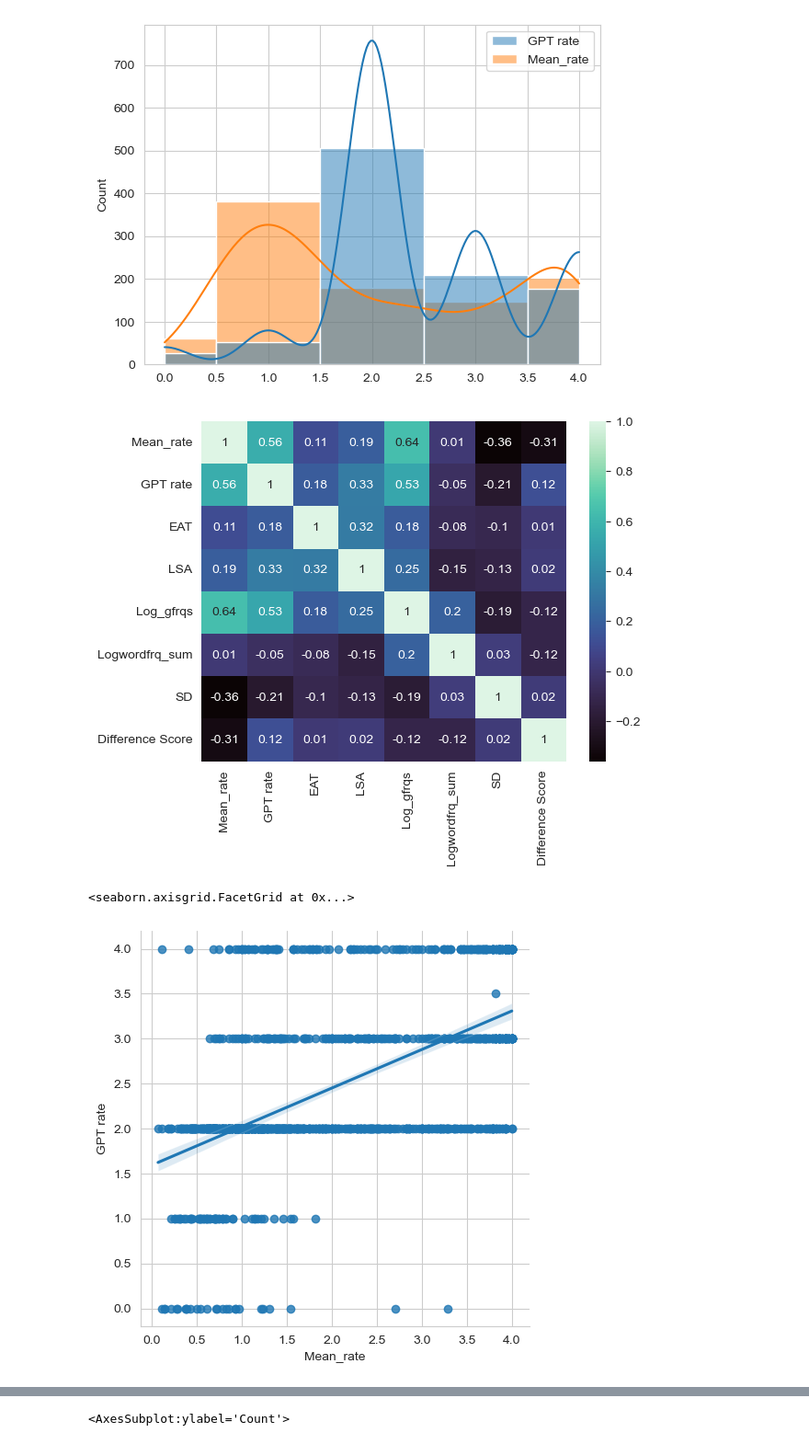
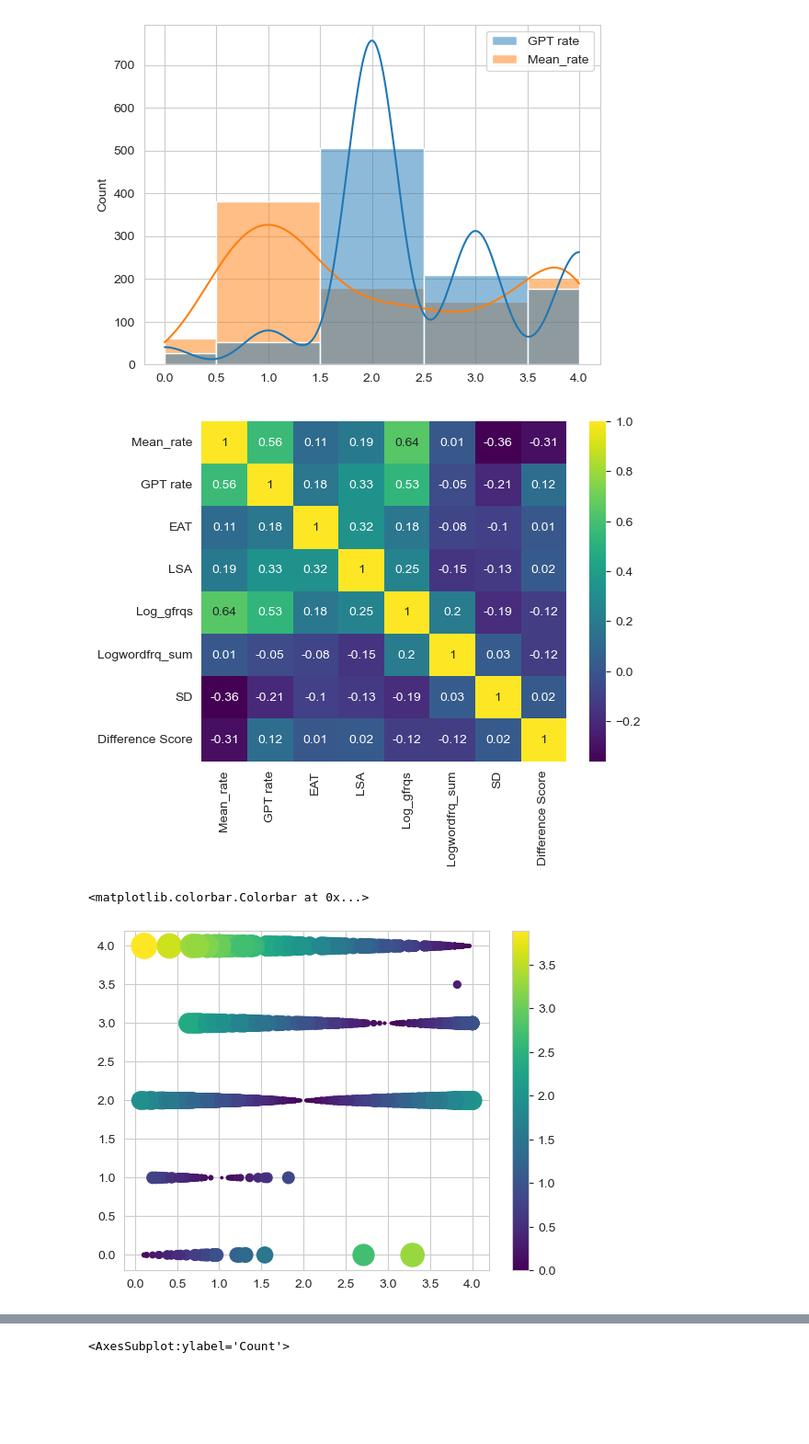
Before and after one commit to NickRiccardi/two-word-test, a Jupyter notebook: plots-test.ipynb, the cells around one changed output, grey strips where cells are left out. Shown at 92% size. Saved outputs shown, nothing was run; the diff lists cells and outputs as text; code cells hidden in the pictures; blank space fills up the shorter version.

Commit message:
Change scatterplots add comments
Scatterplot colors and size reflect difference scores b/w GPT and humans

```diff
--- a/plots-test.ipynb
+++ b/plots-test.ipynb
@@ -51,14 +58,23 @@ sn.histplot(data=all_words_and_measures[['GPT rate', 'Mean_rate']], bins=[0,.5,1
 # %%
 abbrev_measures = all_words_and_measures[['Mean_rate', 'GPT rate', 'EAT', 'LSA', 'USF', 'Log_gfrqs', 'Logwordfrq_sum', 'SD', 'Difference Score']]
 corr_mat = abbrev_measures.corr().round(decimals=2)
-sn.heatmap(corr_mat, annot=True, cmap='mako')
+sn.heatmap(corr_mat, annot=True, cmap='viridis')
 plt.show()
 # %% [output]
-[figure, old version]
+[figure, new version]
 # %%
+#scatter of Graves 2013 with GPT. Colors and Sizes reflect the difference scores between the two
+
 sn.set_style('whitegrid')
-sn.lmplot(data=abbrev_measures, x='Mean_rate', y='GPT rate')
+cmap = sn.color_palette("viridis", as_cmap=True)
+
+f, ax = plt.subplots()
+points = ax.scatter(abbrev_measures['Mean_rate'], abbrev_measures['GPT rate'], c=abbrev_measures['Difference Score'], s=abbrev_measures['Difference Score']*100, cmap=cmap)
+f.colorbar(points)
+
+#old plot with regression line
+# sn.lmplot(data=abbrev_measures, x='Mean_rate', y='GPT rate', hue='Difference Score')
 # %% [output]
-<seaborn.axisgrid.FacetGrid at 0x...>
+<matplotlib.colorbar.Colorbar at 0x...>
-[figure, old version]
+[figure, new version]
 # %%
```
Also changed, not shown: parts of 18 cells of this notebook.
